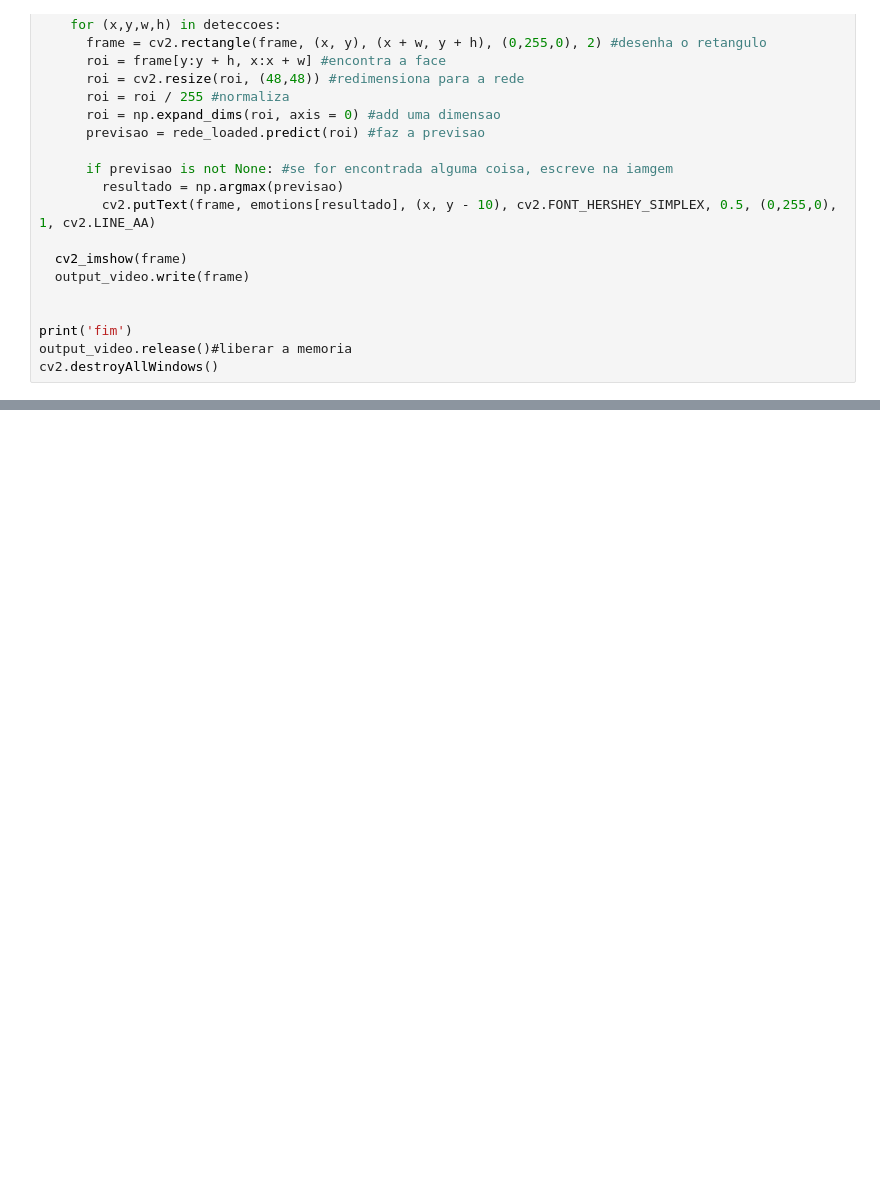
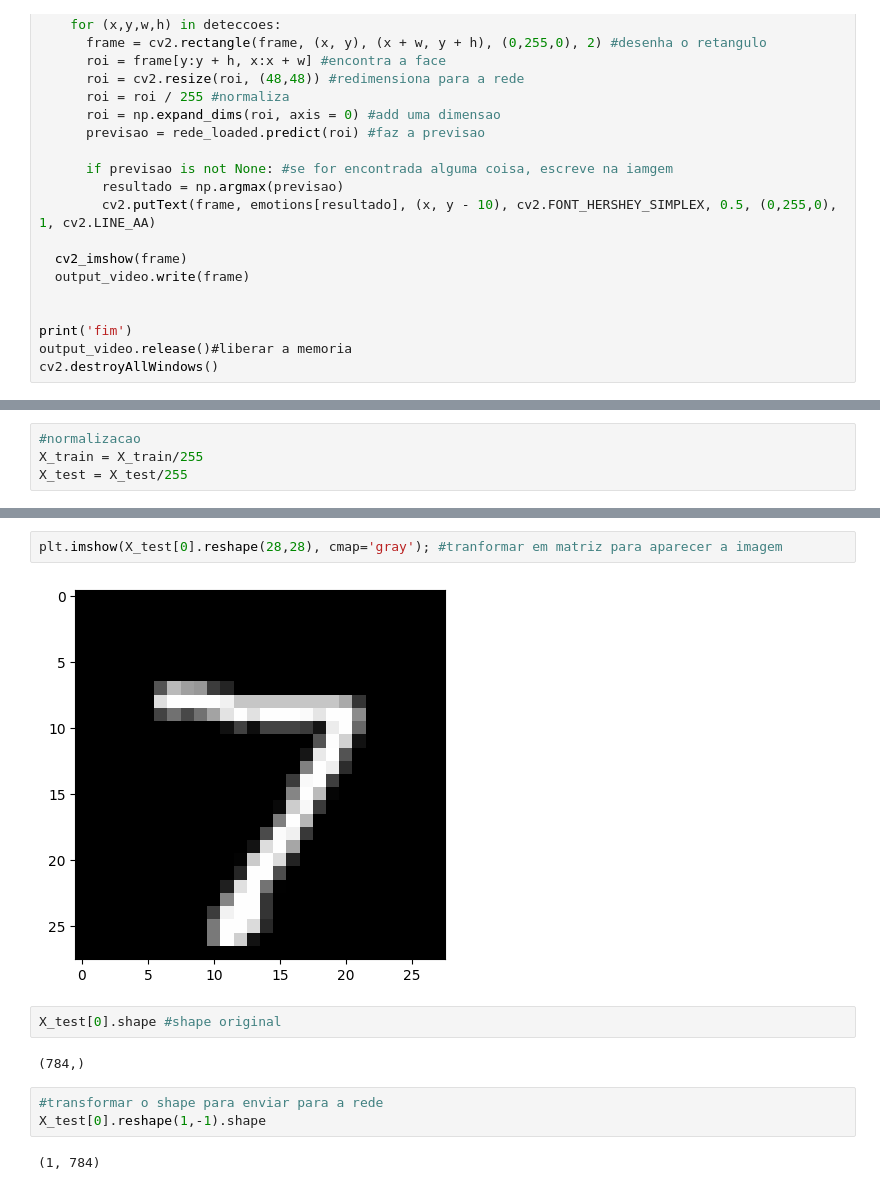
Before and after one commit to HugoPessoni/Curso_Visao, a Jupyter notebook: Curso_Visao_04.ipynb, the cells around one changed output, grey strips where cells are left out. Drawn from its saved outputs; the diff is of its cells as text; blank space fills up the shorter version.

```diff
--- a/Curso_Visao_04.ipynb
+++ b/Curso_Visao_04.ipynb
@@ -488,0 +593,4 @@ cv2.destroyAllWindows()
+# %%
+#normalizacao
+X_train = X_train/255
+X_test = X_test/255
@@ -488,0 +728,13 @@ cv2.destroyAllWindows()
+# %%
+plt.imshow(X_test[0].reshape(28,28), cmap='gray'); #tranformar em matriz para aparecer a imagem
+# %% [output]
+[figure, added]
+# %%
+X_test[0].shape #shape original
+# %% [output]
+(784,)
+# %%
+#transformar o shape para enviar para a rede
+X_test[0].reshape(1,-1).shape
+# %% [output]
+(1, 784)
```
Also changed, not shown: parts of 80 cells of this notebook.
